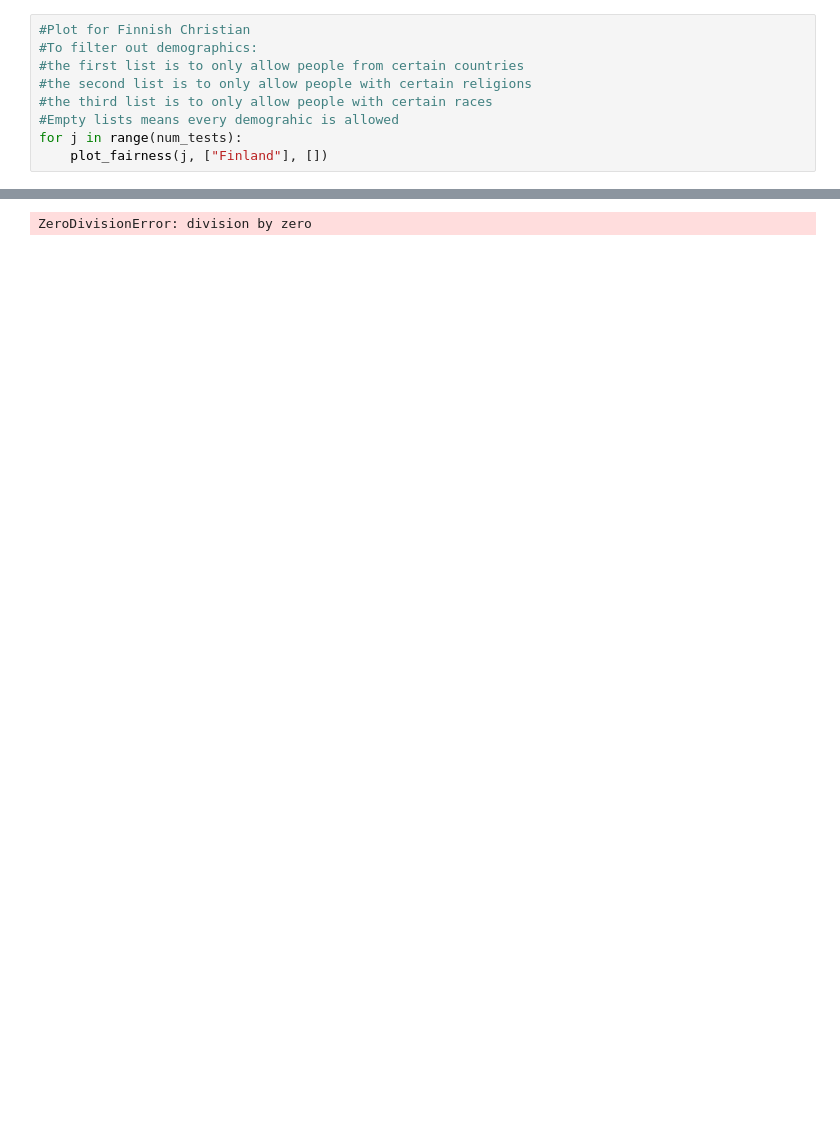
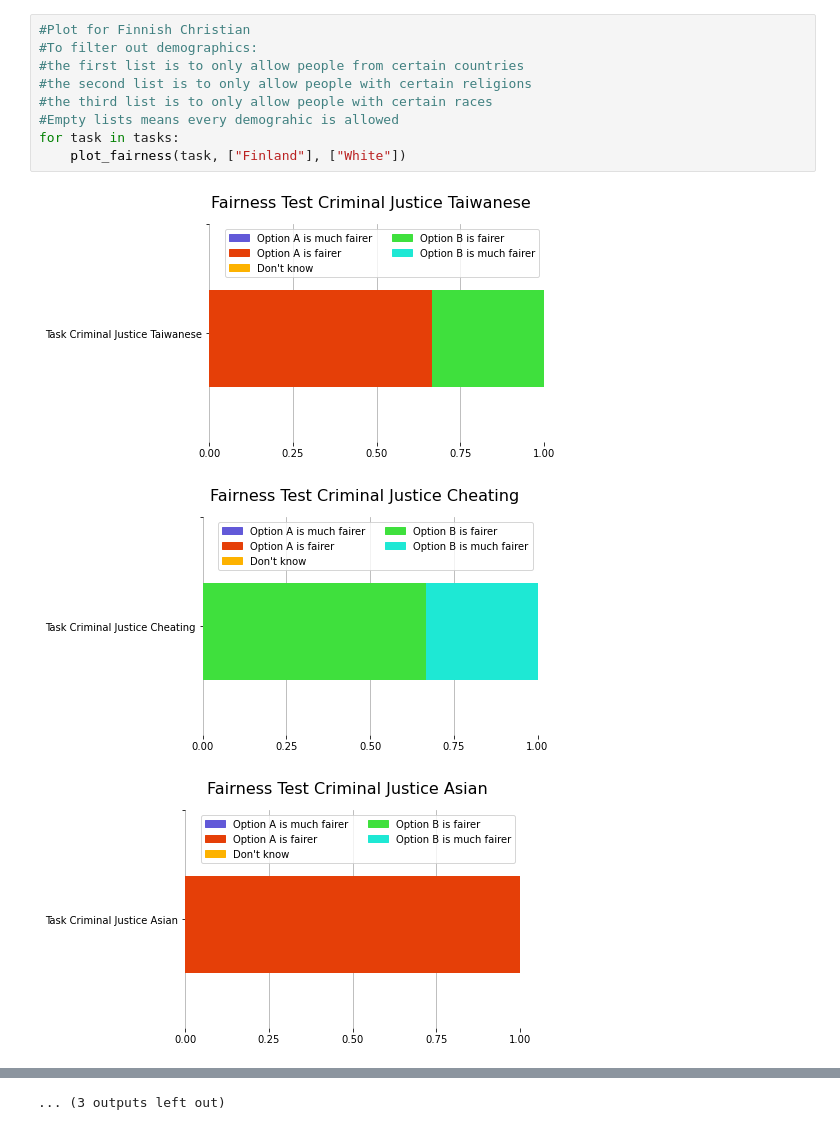
Before and after one commit to SunweiWang/CrowdComputing, a Jupyter notebook: postprocessing/plot_data.py.ipynb, the cells around one changed output, grey strips where cells are left out. Drawn from its saved outputs; the diff is of its cells as text; blank space fills up the shorter version.

```diff
--- a/postprocessing/plot_data.py.ipynb
+++ b/postprocessing/plot_data.py.ipynb
@@ -300,10 +450,13 @@ The average inter annotator score between people with the following demographics
 # %%
 #Plot for Finnish Christian
 #To filter out demographics:
 #the first list is to only allow people from certain countries
 #the second list is to only allow people with certain religions
 #the third list is to only allow people with certain races
 #Empty lists means every demograhic is allowed
-for j in range(num_tests):
-    plot_fairness(j, ["Finland"], [])
+for task in tasks:
+    plot_fairness(task, ["Finland"], ["White"])
 # %% [output]
+[figure, added]
+[figure, added]
+[figure, added]
@@ -310 +472 @@ for j in range(num_tests):
-ZeroDivisionError: division by zero
+... (3 outputs left out)
```
Also changed, not shown: parts of 7 cells of this notebook, 1 other file.
